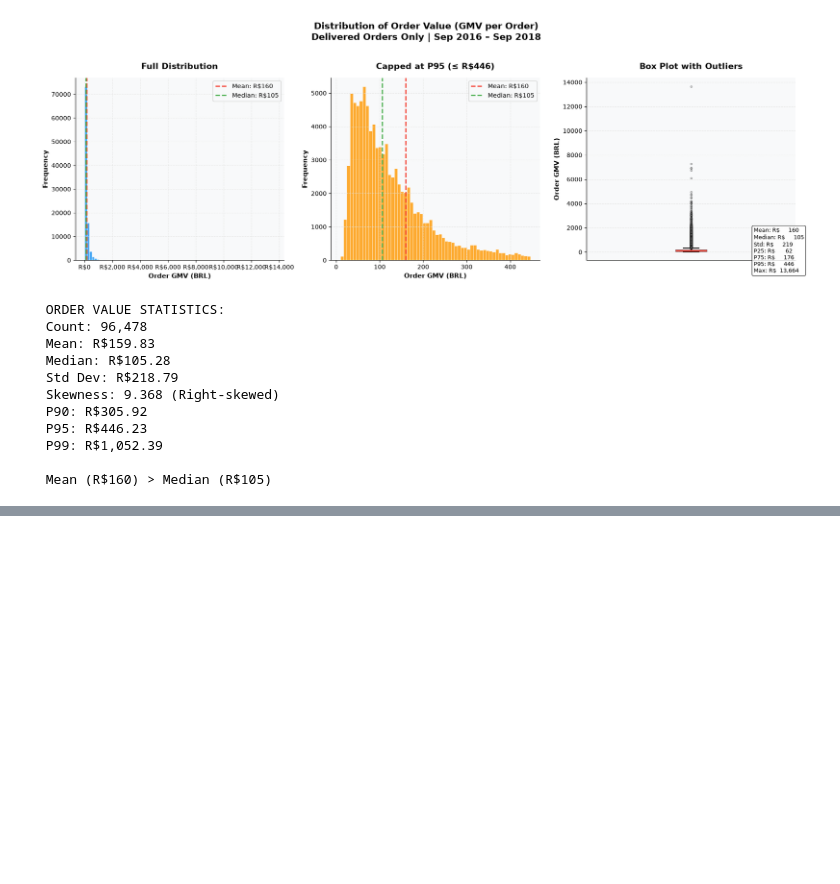
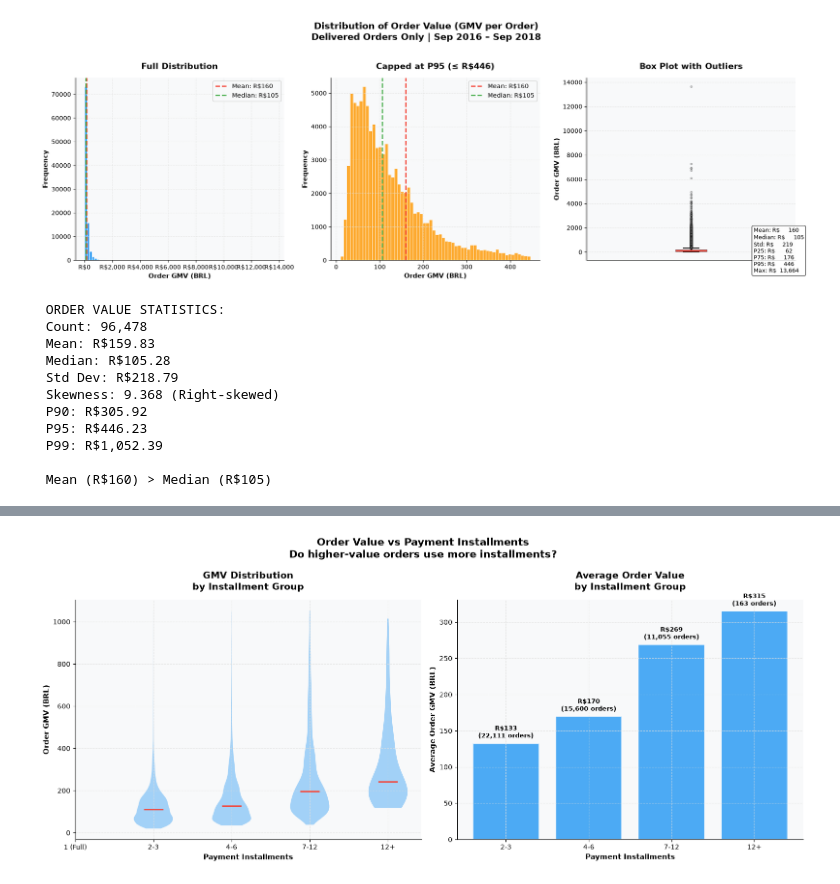
Before and after one commit to sidiqqm/olist-ecommerce-analytics, a Jupyter notebook: notebooks/01_eda.ipynb, the cells around one changed output, grey strips where cells are left out. Cells and saved outputs as stored; diff of their text form; code cells hidden in the pictures; blank space fills up the shorter version.

```diff
--- a/notebooks/01_eda.ipynb
+++ b/notebooks/01_eda.ipynb
@@ -347,0 +699,89 @@ print(f"\n Mean (R${gmv_data.mean():.0f}) > Median (R${gmv_data.median():.0f})")
+# %%
+# 3.2 ORDER VALUE vs PAYMENT INSTALLMENTS
+
+fig, axes = plt.subplots(1, 2, figsize=(16, 7))
+fig.suptitle(
+    'Order Value vs Payment Installments\n'
+    'Do higher-value orders use more installments?',
+    fontsize=15, fontweight='bold'
+)
+
+install_df = df_delivered[
+    df_delivered['max_installments'].notna() &
+    df_delivered['total_gmv'].notna() &
+    (df_delivered['total_gmv'] <= df_delivered['total_gmv'].quantile(0.99))
+].copy()
+
+install_df['installment_group'] = install_df['max_installments'].apply(
+    lambda x: '1 (Full)' if x == 1
+    else '2-3' if x <= 3
+    else '4-6' if x <= 6
+    else '7-12' if x <= 12
+    else '12+'
+)
+
+order_cats = ['1 (Full)', '2-3', '4-6', '7-12', '12+']
+install_df['installment_group'] = pd.Categorical(
+    install_df['installment_group'], categories=order_cats, ordered=True
+)
+
+# Plot 1: Violin + Strip
+ax1 = axes[0]
+violin_data = [
+    install_df[install_df['installment_group'] == g]['total_gmv'].dropna()
+    for g in order_cats
+]
+parts = ax1.violinplot(
+    violin_data,
+    positions=range(len(order_cats)),
+    showmedians=True,
+    showextrema=False
+)
+for pc in parts['bodies']:
+    pc.set_facecolor(COLORS['primary'])
+    pc.set_alpha(0.4)
+parts['cmedians'].set_color(COLORS['danger'])
+parts['cmedians'].set_linewidth(2)
+
+ax1.set_xticks(range(len(order_cats)))
+ax1.set_xticklabels(order_cats)
+ax1.set_xlabel('Payment Installments')
+ax1.set_ylabel('Order GMV (BRL)')
+ax1.set_title('GMV Distribution\nby Installment Group')
+
+# Plot 2: Mean GMV & order count per installment
+ax2 = axes[1]
+inst_summary = install_df.groupby('installment_group', observed=True).agg(
+    mean_gmv=('total_gmv', 'mean'),
+    order_count=('order_id', 'count')
+).reset_index()
+
+color_bars = [COLORS['primary']] * len(inst_summary)
+bars = ax2.bar(
+    inst_summary['installment_group'],
+    inst_summary['mean_gmv'],
+    color=color_bars, alpha=0.8, edgecolor='white', linewidth=1.5
+)
+for bar, (_, row) in zip(bars, inst_summary.iterrows()):
+    ax2.text(
+        bar.get_x() + bar.get_width() / 2,
+        bar.get_height() + 5,
+        f'R${row["mean_gmv"]:.0f}\n({row["order_count"]:,} orders)',
+        ha='center', va='bottom', fontsize=9, fontweight='bold'
+    )
+
+ax2.set_xlabel('Payment Installments')
+ax2.set_ylabel('Average Order GMV (BRL)')
+ax2.set_title('Average Order Value\nby Installment Group')
+
+plt.tight_layout()
+plt.savefig('../assets/eda/05_gmv_vs_installments.png')
+plt.show()
+
+print(f"\n ORDER VALUE vs INSTALLMENTS:")
+for _, row in inst_summary.iterrows():
+    print(f"   {str(row['installment_group']):10s}: "
+          f"Avg GMV R${row['mean_gmv']:>8,.2f} "
+          f"| {row['order_count']:>6,} orders")
+# %% [output]
+[figure, added]
```
Also changed, not shown: parts of 24 cells of this notebook, 13 other files.
